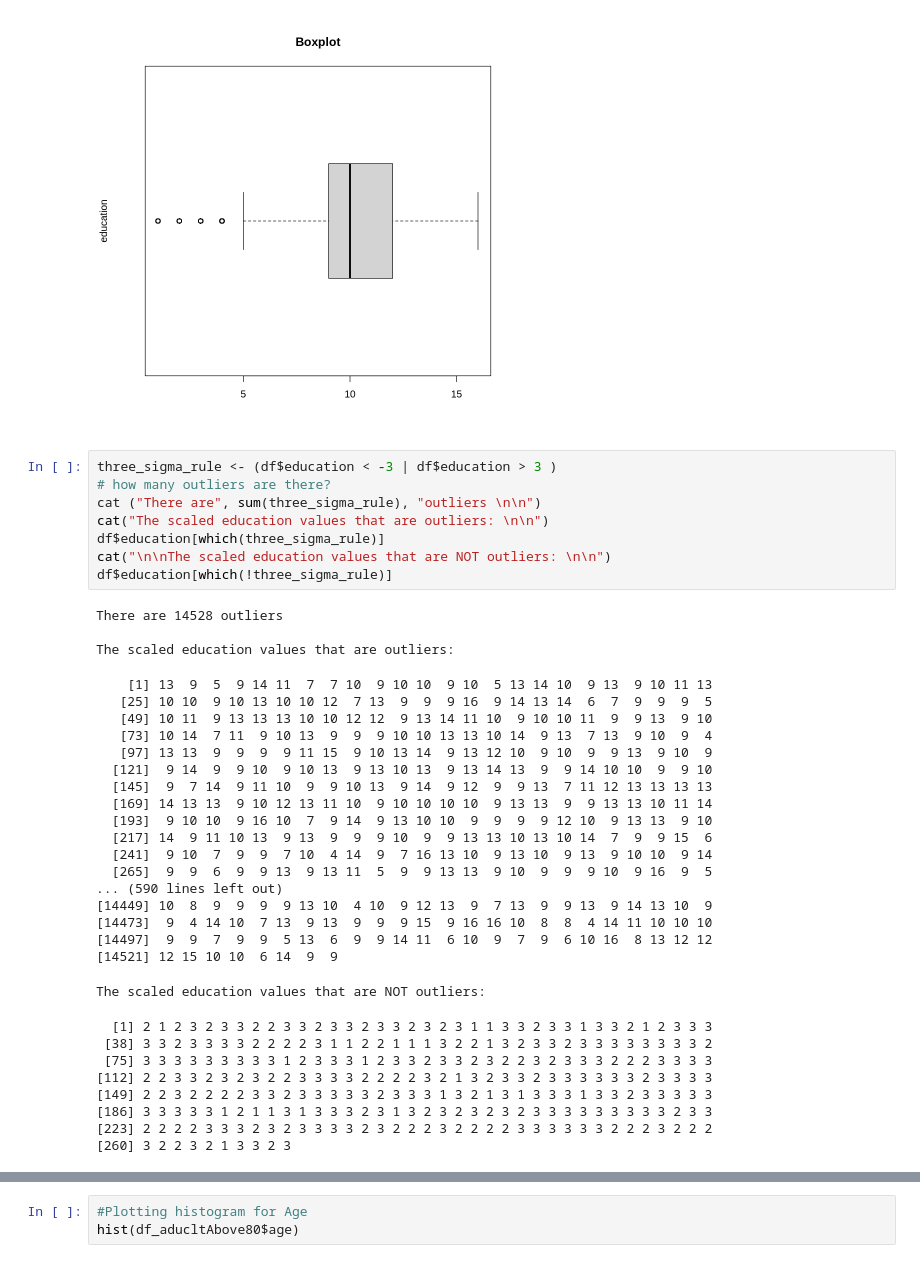
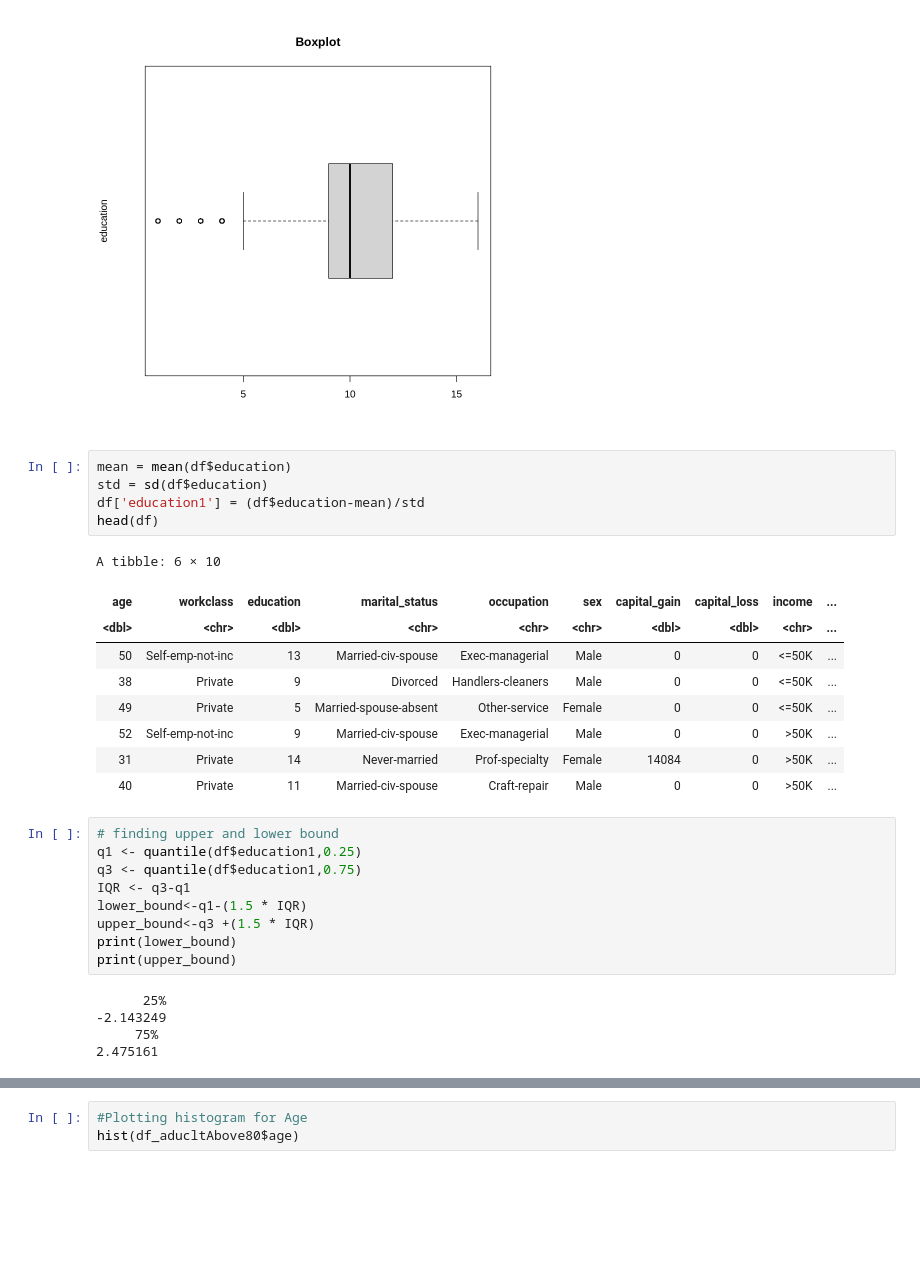
Before and after one commit to sg758253/IDS, a Jupyter notebook: HW4/problem1_r.ipynb, the cells around one changed output, grey strips where cells are left out. Drawn from its saved outputs; the diff is of its cells as text; blank space fills up the shorter version.

```diff
--- a/HW4/problem1_r.ipynb
+++ b/HW4/problem1_r.ipynb
@@ -134,41 +168,32 @@ legend("topright", legend = c("Female", "Male"), fill = colors)
 boxplot(df$education,ylab = "education",main = "Boxplot",horizontal = TRUE)
 # %% [output]
 [figure]
-# %%
-three_sigma_rule <- (df$education < -3 | df$education > 3 )
-# how many outliers are there?
-cat ("There are", sum(three_sigma_rule), "outliers \n\n")
-cat("The scaled education values that are outliers: \n\n")
-df$education[which(three_sigma_rule)]
-cat("\n\nThe scaled education values that are NOT outliers: \n\n")
-df$education[which(!three_sigma_rule)]
-# %% [output]
-There are 14528 outliers
-
-The scaled education values that are outliers:
-    [1] 13  9  5  9 14 11  7  7 10  9 10 10  9 10  5 13 14 10  9 13  9 10 11 13
-   [25] 10 10  9 10 13 10 10 12  7 13  9  9  9 16  9 14 13 14  6  7  9  9  9  5
-   [49] 10 11  9 13 13 13 10 10 12 12  9 13 14 11 10  9 10 10 11  9  9 13  9 10
-   [73] 10 14  7 11  9 10 13  9  9  9 10 10 13 13 10 14  9 13  7 13  9 10  9  4
-   [97] 13 13  9  9  9  9 11 15  9 10 13 14  9 13 12 10  9 10  9  9 13  9 10  9
-  [121]  9 14  9  9 10  9 10 13  9 13 10 13  9 13 14 13  9  9 14 10 10  9  9 10
-  [145]  9  7 14  9 11 10  9  9 10 13  9 14  9 12  9  9 13  7 11 12 13 13 13 13
-  [169] 14 13 13  9 10 12 13 11 10  9 10 10 10 10  9 13 13  9  9 13 13 10 11 14
-  [193]  9 10 10  9 16 10  7  9 14  9 13 10 10  9  9  9  9 12 10  9 13 13  9 10
-  [217] 14  9 11 10 13  9 13  9  9  9 10  9  9 13 13 10 13 10 14  7  9  9 15  6
-  [241]  9 10  7  9  9  7 10  4 14  9  7 16 13 10  9 13 10  9 13  9 10 10  9 14
-  [265]  9  9  6  9  9 13  9 13 11  5  9  9 13 13  9 10  9  9  9 10  9 16  9  5
-... (590 lines left out)
-[14449] 10  8  9  9  9  9 13 10  4 10  9 12 13  9  7 13  9  9 13  9 14 13 10  9
-[14473]  9  4 14 10  7 13  9 13  9  9  9 15  9 16 16 10  8  8  4 14 11 10 10 10
-[14497]  9  9  7  9  9  5 13  6  9  9 14 11  6 10  9  7  9  6 10 16  8 13 12 12
-[14521] 12 15 10 10  6 14  9  9
-The scaled education values that are NOT outliers:
-  [1] 2 1 2 3 2 3 3 2 2 3 3 2 3 3 2 3 3 2 3 2 3 1 1 3 3 2 3 3 1 3 3 2 1 2 3 3 3
- [38] 3 3 2 3 3 3 3 2 2 2 2 3 1 1 2 2 1 1 1 3 2 2 1 3 2 3 3 2 3 3 3 3 3 3 3 3 2
- [75] 3 3 3 3 3 3 3 3 3 1 2 3 3 3 1 2 3 3 2 3 3 2 3 2 2 3 2 3 3 3 2 2 2 3 3 3 3
-[112] 2 2 3 3 2 3 2 3 2 2 3 3 3 3 2 2 2 2 3 2 1 3 2 3 3 2 3 3 3 3 3 3 2 3 3 3 3
-[149] 2 2 3 2 2 2 2 3 3 2 3 3 3 3 3 2 3 3 3 1 3 2 1 3 1 3 3 3 1 3 3 2 3 3 3 3 3
-[186] 3 3 3 3 3 1 2 1 1 3 1 3 3 3 2 3 1 3 2 3 2 3 2 3 2 3 3 3 3 3 3 3 3 3 2 3 3
-[223] 2 2 2 2 3 3 3 2 3 2 3 3 3 3 2 3 2 2 2 3 2 2 2 2 3 3 3 3 3 3 2 2 2 3 2 2 2
-[260] 3 2 2 3 2 1 3 3 2 3
+# %%
+mean = mean(df$education)
+std = sd(df$education)
+df['education1'] = (df$education-mean)/std
+head(df)
+# %% [output]
+A tibble: 6 × 10
+| age | workclass | education | marital_status | occupation | sex | capital_gain | capital_loss | income | ... |
+| <dbl> | <chr> | <dbl> | <chr> | <chr> | <chr> | <dbl> | <dbl> | <chr> | ... |
+| 50 | Self-emp-not-inc | 13 | Married-civ-spouse | Exec-managerial | Male | 0 | 0 | <=50K | ... |
+| 38 | Private | 9 | Divorced | Handlers-cleaners | Male | 0 | 0 | <=50K | ... |
+| 49 | Private | 5 | Married-spouse-absent | Other-service | Female | 0 | 0 | <=50K | ... |
+| 52 | Self-emp-not-inc | 9 | Married-civ-spouse | Exec-managerial | Male | 0 | 0 | >50K | ... |
+| 31 | Private | 14 | Never-married | Prof-specialty | Female | 14084 | 0 | >50K | ... |
+| 40 | Private | 11 | Married-civ-spouse | Craft-repair | Male | 0 | 0 | >50K | ... |
+# %%
+# finding upper and lower bound
+q1 <- quantile(df$education1,0.25)
+q3 <- quantile(df$education1,0.75)
+IQR <- q3-q1
+lower_bound<-q1-(1.5 * IQR)
+upper_bound<-q3 +(1.5 * IQR)
+print(lower_bound)
+print(upper_bound)
+# %% [output]
+      25%
+-2.143249
+     75%
+2.475161
```
Also changed, not shown: parts of 30 cells of this notebook.
